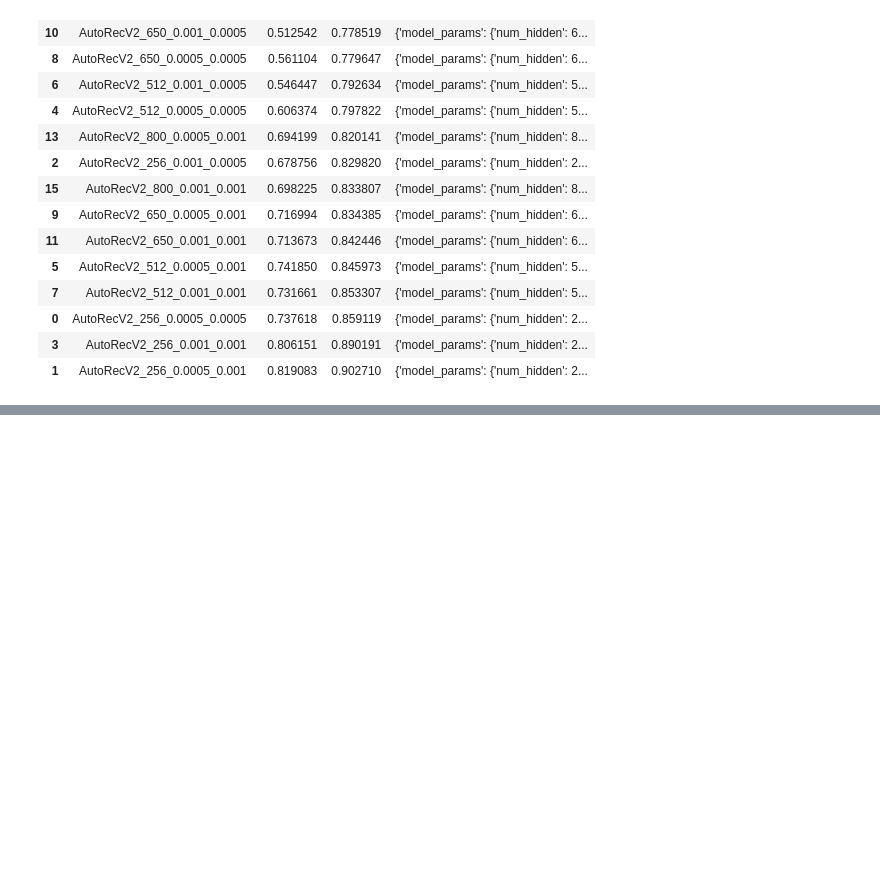
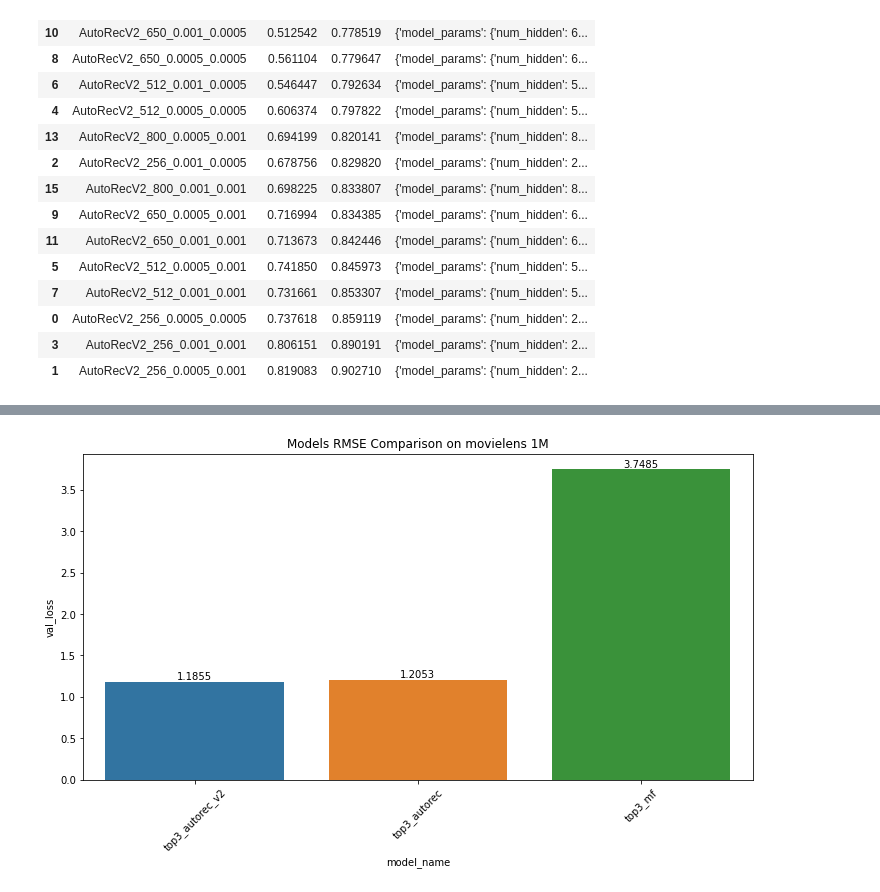
Before and after one commit to freddd1/AutoRec, a Jupyter notebook: driver.ipynb, the cells around one changed output, grey strips where cells are left out. Cells and saved outputs as stored; diff of their text form; code cells hidden in the pictures; blank space fills up the shorter version.

```diff
--- a/driver.ipynb
+++ b/driver.ipynb
@@ -364,0 +422,8 @@ best_df[best_df.val_loss < 2].plot.bar(x='model_name', y='val_loss', rot=45, **{
+# %%
+plt.figure(figsize=(12,6))
+ax = sns.barplot(x='model_name', y='val_loss', data=top3)
+ax.bar_label(ax.containers[0])
+plt.xticks(rotation=45)
+plt.title('Models RMSE Comparison on movielens 1M');
+# %% [output]
+[figure, added]
```
Also changed, not shown: parts of 27 cells of this notebook, 3 other files.
